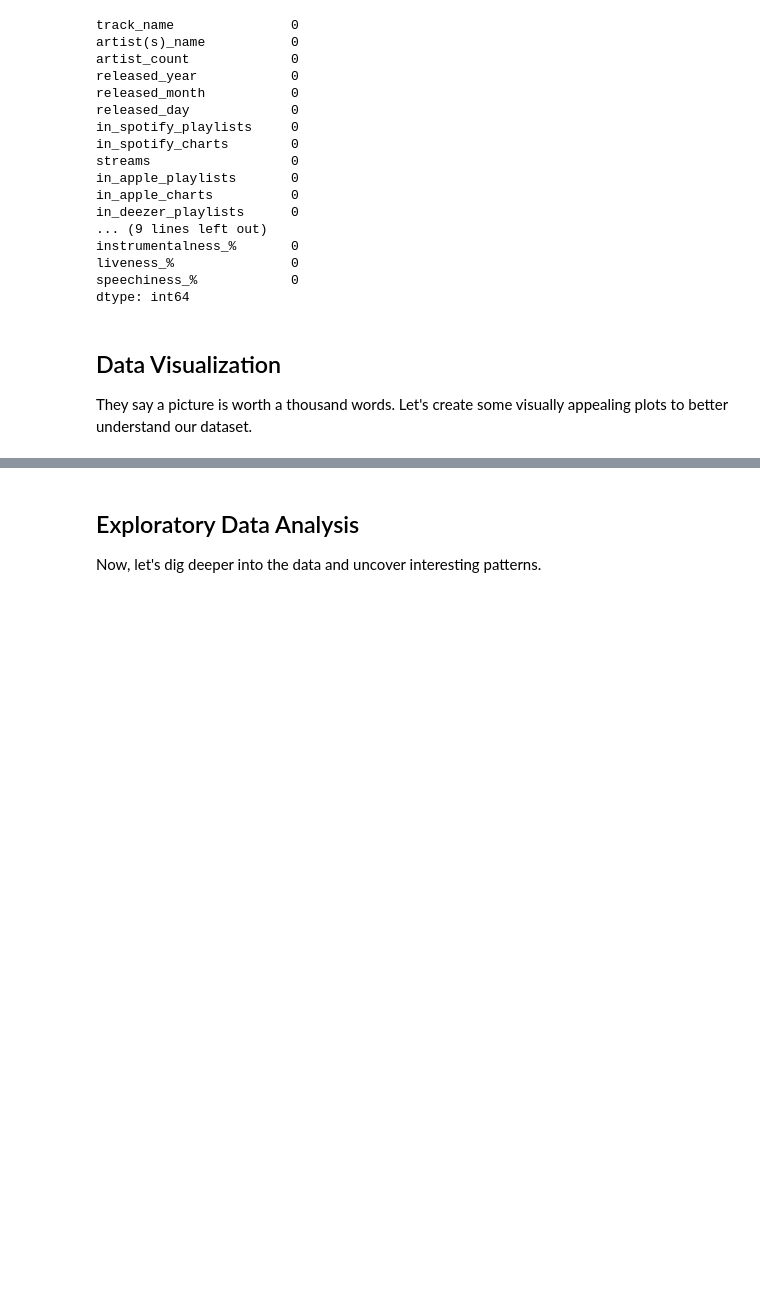
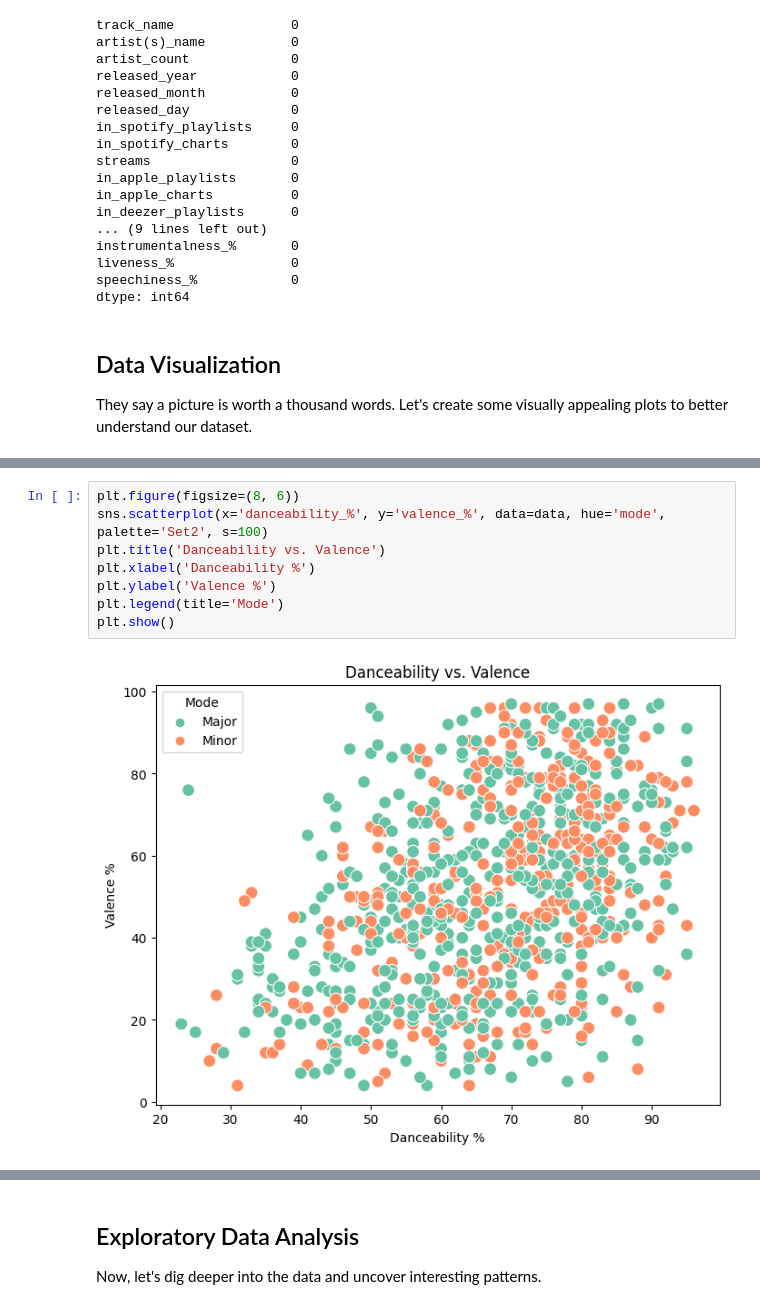
Before and after one commit to enricofindley/ds-project, a Jupyter notebook: ultimate-music-analytics-challenge.ipynb, the cells around one changed output, grey strips where cells are left out. Drawn from its saved outputs; the diff is of its cells as text; blank space fills up the shorter version.

```diff
--- a/ultimate-music-analytics-challenge.ipynb
+++ b/ultimate-music-analytics-challenge.ipynb
@@ -88,0 +107,10 @@ plt.show()
+# %%
+plt.figure(figsize=(8, 6))
+sns.scatterplot(x='danceability_%', y='valence_%', data=data, hue='mode', palette='Set2', s=100)
+plt.title('Danceability vs. Valence')
+plt.xlabel('Danceability %')
+plt.ylabel('Valence %')
+plt.legend(title='Mode')
+plt.show()
+# %% [output]
+[figure, added]
```
Also changed, not shown: parts of 11 cells of this notebook.
